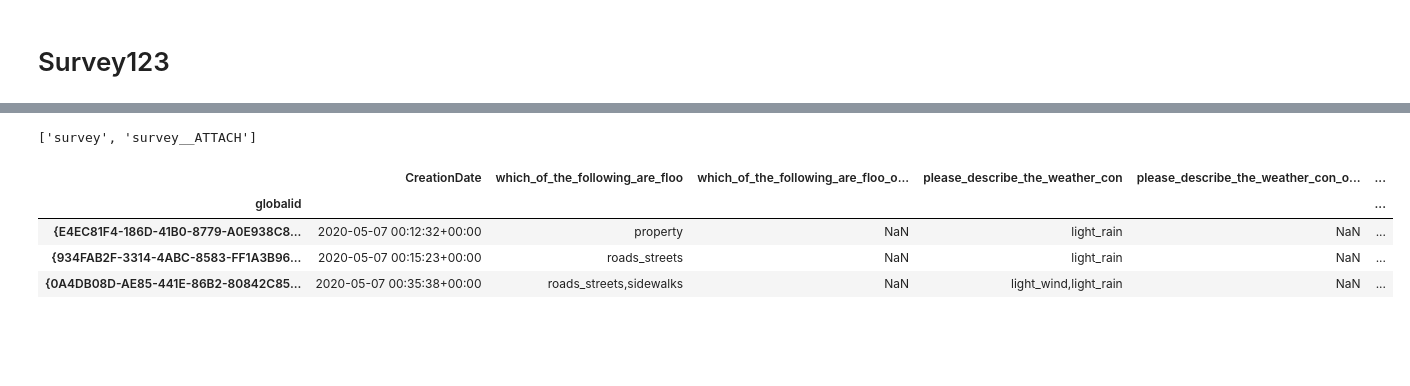
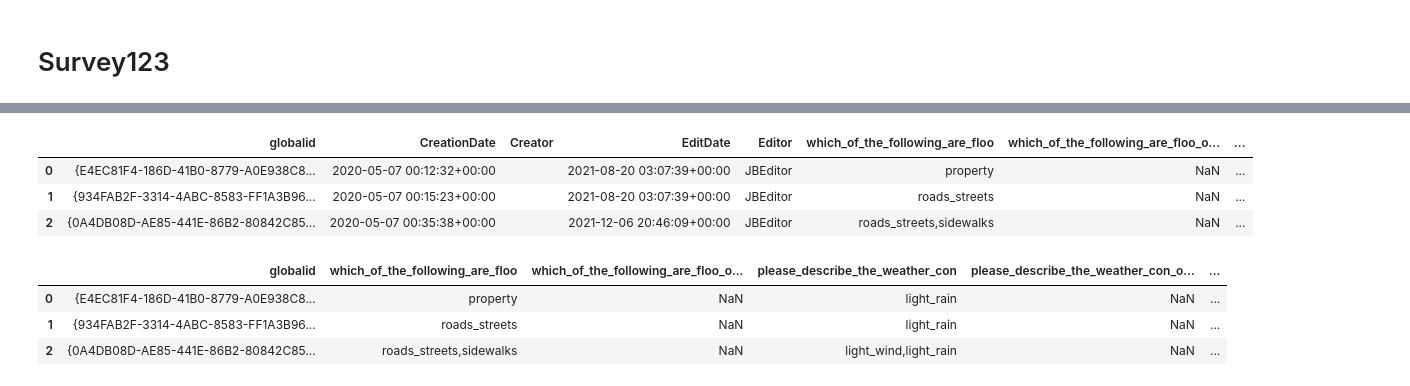
Before and after one commit to cankadir/FloodAnalysis, a Jupyter notebook: PY/MyCoast_Data_Upload.ipynb, the cells around one changed output, grey strips where cells are left out. Saved outputs shown, nothing was run; the diff lists cells and outputs as text; code cells hidden in the pictures; blank space fills up the shorter version.

```diff
--- a/PY/MyCoast_Data_Upload.ipynb
+++ b/PY/MyCoast_Data_Upload.ipynb
@@ -7,9 +7,10 @@
 ## 1. Start with Airtable
 # %%
 import pandas as pd
+import os
 
 survey_link = r"D:\WORK\FLOODNET\WatchData\FloodWatch_Airtable\Airtable_Survey_wPhotoLinks.csv"
-photos_folder = r"D:\WORK\FLOODNET\WatchData\FloodWatch_Airtable\Airtable_Photos_Resized"
+photos_folder = r"D:\WORK\FLOODNET\WatchData\FloodWatch_Airtable\Airtable_Photos_Convert"
 
 df = pd.read_csv(survey_link)
 df = df.drop(['Photo','S123_Object_ID'], axis=1 )
@@ -128,9 +173,9 @@ df['Source'] = df['Source'].str.replace( 'Heavy Rains and No known source of dra
 df['Source'] = df['Source'].str.replace( 'Heavy Rain and Storm Drains' , 'Rainfall (Water pooling from direct rainfall)' )
 df['Source'] = df['Source'].str.replace( 'rainfall water pooling from dir' , 'Rainfall (Water pooling from direct rainfall)' )
 
-df['Source'] = df['Source'].str.replace( 'storm drain water coming from s' , 'Storm drain (water pooling near a storm drain)' )
-df['Source'] = df['Source'].str.replace( 'Storm Drainage Source' , 'Storm drain (water pooling near a storm drain)' )
-df['Source'] = df['Source'].str.replace( 'Storm Drain/ Catch Basin' , 'Storm drain (water pooling near a storm drain)' )
+df['Source'] = df['Source'].str.replace( 'storm drain water coming from s' , 'Storm drain (Water pooling near a storm drain)' )
+df['Source'] = df['Source'].str.replace( 'Storm Drainage Source' , 'Storm drain (Water pooling near a storm drain)' )
+df['Source'] = df['Source'].str.replace( 'Storm Drain/ Catch Basin' , 'Storm drain (Water pooling near a storm drain)' )
 
 df['Source'] = df['Source'].str.replace( 'Flooding from pipes' , 'Broken pipes/water main break' )
 
@@ -297,26 +399,37 @@ df_survey.head()
+# %%
+import geopandas as gpd
+import fiona
+
+# Open Survey
+path = r"C:\Users\cansu\Downloads\Survey123_Floodwatch_724entries(1)\Survey123_Floodwatch_724entries\S123_b9b1d621d16543378b6d3a6b3e02b424_FGDB\520636cb-9aef-45eb-9524-4bf049dd35fa.gdb"
+layers = fiona.listlayers( path )
+
+# Photos list.
+survey123_photos = pd.read_csv( r"D:\WORK\FLOODNET\WatchData\FloodWatch_Survey123\data_update\pho1.csv" )
+gdf_survey = gpd.read_file( path , driver='FileGDB' , layer = 'survey')
+
+gdf_survey.head(3)
+# %% [output]
+|  | globalid | CreationDate | Creator | EditDate | Editor | which_of_the_following_are_floo | which_of_the_following_are_floo_o... | ... |
+| 0 | {E4EC81F4-186D-41B0-8779-A0E938C8... | 2020-05-07 00:12:32+00:00 |  | 2021-08-20 03:07:39+00:00 | JBEditor | property | NaN | ... |
+| 1 | {934FAB2F-3314-4ABC-8583-FF1A3B96... | 2020-05-07 00:15:23+00:00 |  | 2021-08-20 03:07:39+00:00 | JBEditor | roads_streets | NaN | ... |
+| 2 | {0A4DB08D-AE85-441E-86B2-80842C85... | 2020-05-07 00:35:38+00:00 |  | 2021-12-06 20:46:09+00:00 | JBEditor | roads_streets,sidewalks | NaN | ... |
 # %%
-# use fiona to open GDB file
+pd.set_option('display.max_columns', None)
 
-path = r"C:\Users\cansu\Downloads\Survey123_Floodwatch_724entries(1)\Survey123_Floodwatch_724entries\S123_b9b1d621d16543378b6d3a6b3e02b424_FGDB\520636cb-9aef-45eb-9524-4bf049dd35fa.gdb"
+photos_list = gdf_survey[['globalid']].join( survey123_photos.set_index('REL_GLOBALID') , on='globalid', how='right' )
+photos_list['GLOBALID'] = photos_list['GLOBALID'].apply( lambda x: x.replace("{","").replace("}","") )
 
-import geopandas as gpd
-import fiona
-layers = fiona.listlayers( path )
-print( layers )
+photos_list.columns = ['globalid','ATTACHMENTID' ,'Photo_ID' , 'CONTENT_TYPE' ,'filename','data_size']
 
-gdf_survey = gpd.read_file( path , driver='FileGDB' , layer = 'survey')
-photos = pd.read_csv(r"C:\Users\cansu\Downloads\deneme\pho1.csv")
+photos_list = photos_list.groupby('globalid').agg({'Photo_ID':list})
 
-photos_list = gdf_survey[['globalid']].join( photos.set_index('REL_GLOBALID') , on='globalid', how='right' )
-photos_list['GLOBALID'] = photos_list['GLOBALID'].apply( lambda x: x.replace("{","").replace("}","") )
-gdf_survey = gdf_survey.set_index('globalid').join( photos_list.groupby('globalid').agg({'GLOBALID':list}) )
-gdf_survey = gdf_survey.drop(['Creator','EditDate','Editor'], axis=1 )
-gdf_survey = gdf_survey.to_crs( 4326 )
+gdf_survey = gdf_survey.join( photos_list , on='globalid', how='left' )
+gdf_survey = gdf_survey.drop(['Creator','CreationDate','EditDate','Editor'], axis=1 )
+
 gdf_survey.head(3)
 # %% [output]
-['survey', 'survey__ATTACH']
-|  | CreationDate | which_of_the_following_are_floo | which_of_the_following_are_floo_o... | please_describe_the_weather_con | please_describe_the_weather_con_o... | ... |
-| globalid |  |  |  |  |  | ... |
-| {E4EC81F4-186D-41B0-8779-A0E938C8... | 2020-05-07 00:12:32+00:00 | property | NaN | light_rain | NaN | ... |
-| {934FAB2F-3314-4ABC-8583-FF1A3B96... | 2020-05-07 00:15:23+00:00 | roads_streets | NaN | light_rain | NaN | ... |
-| {0A4DB08D-AE85-441E-86B2-80842C85... | 2020-05-07 00:35:38+00:00 | roads_streets,sidewalks | NaN | light_wind,light_rain | NaN | ... |
+|  | globalid | which_of_the_following_are_floo | which_of_the_following_are_floo_o... | please_describe_the_weather_con | please_describe_the_weather_con_o... | ... |
+| 0 | {E4EC81F4-186D-41B0-8779-A0E938C8... | property | NaN | light_rain | NaN | ... |
+| 1 | {934FAB2F-3314-4ABC-8583-FF1A3B96... | roads_streets | NaN | light_rain | NaN | ... |
+| 2 | {0A4DB08D-AE85-441E-86B2-80842C85... | roads_streets,sidewalks | NaN | light_wind,light_rain | NaN | ... |
```
Also changed, not shown: parts of 19 cells of this notebook, 33 other files.
